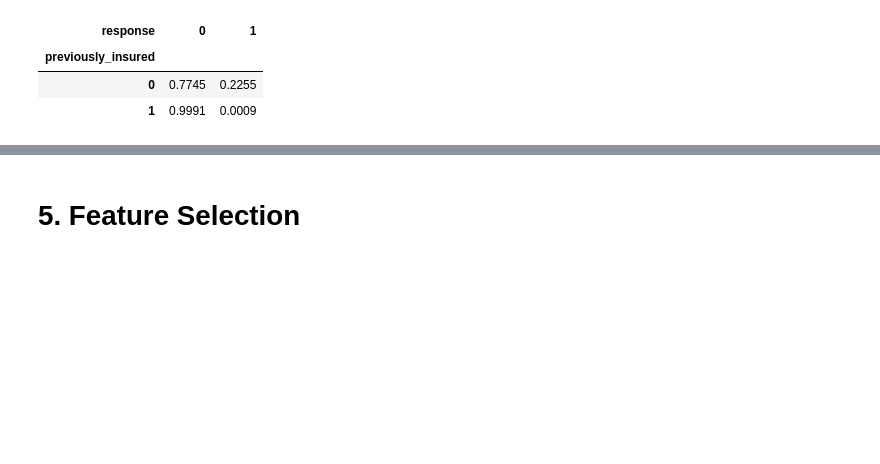
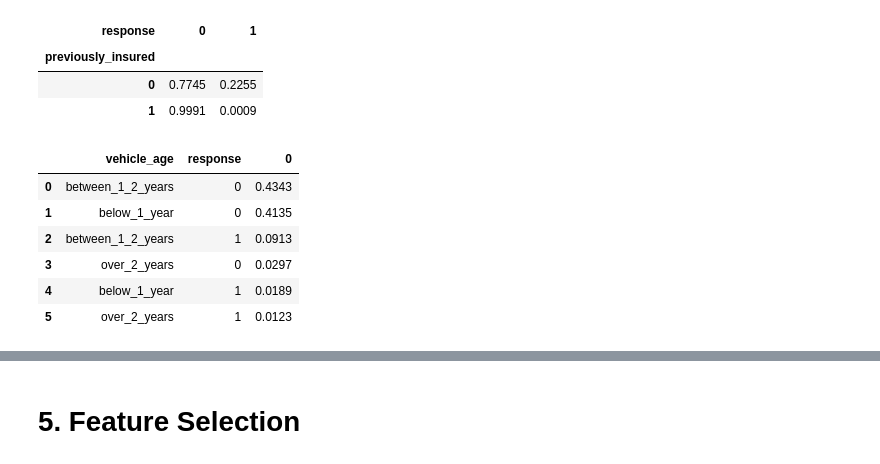
Before and after one commit to m4theus4ndr4de/classification-health-insurance-cross-sell, a Jupyter notebook: notebooks/model-development.ipynb, the cells around one changed output, grey strips where cells are left out. Drawn from its saved outputs; the diff is of its cells as text; code cells hidden in the pictures; blank space fills up the shorter version.

```diff
--- a/notebooks/model-development.ipynb
+++ b/notebooks/model-development.ipynb
@@ -265,4 +265,12 @@ pd.crosstab(df4['previously_insured'], df4['response']).apply(lambda x: x / x.su
 | 1 | 0.9991 | 0.0009 |
 # %%
 # vehicle_age
-df4[['id', 'vehicle_age', 'response']].value_counts(normalize=True).reset_index()
+df4[['vehicle_age', 'response']].value_counts(normalize=True).reset_index()
+# %% [output]
+|  | vehicle_age | response | 0 |
+| 0 | between_1_2_years | 0 | 0.4343 |
+| 1 | below_1_year | 0 | 0.4135 |
+| 2 | between_1_2_years | 1 | 0.0913 |
+| 3 | over_2_years | 0 | 0.0297 |
+| 4 | below_1_year | 1 | 0.0189 |
+| 5 | over_2_years | 1 | 0.0123 |
```
Also changed, not shown: parts of 4 cells of this notebook.
